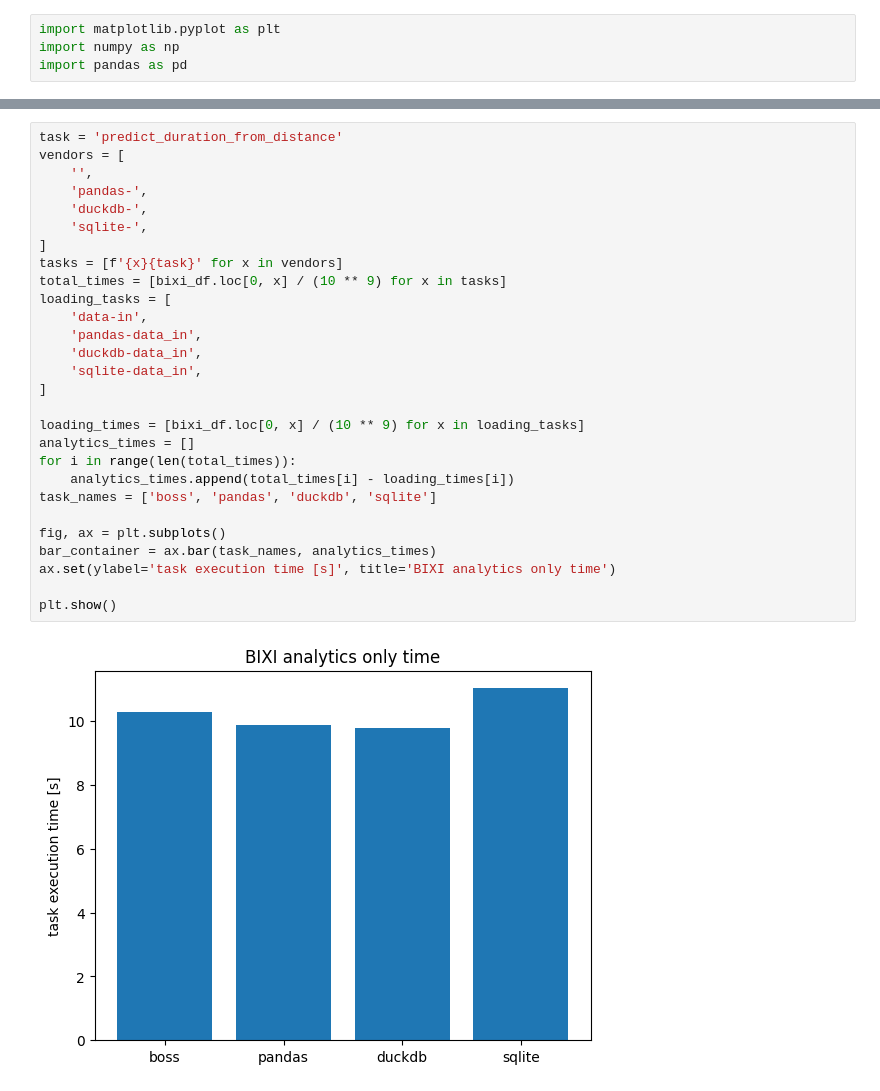
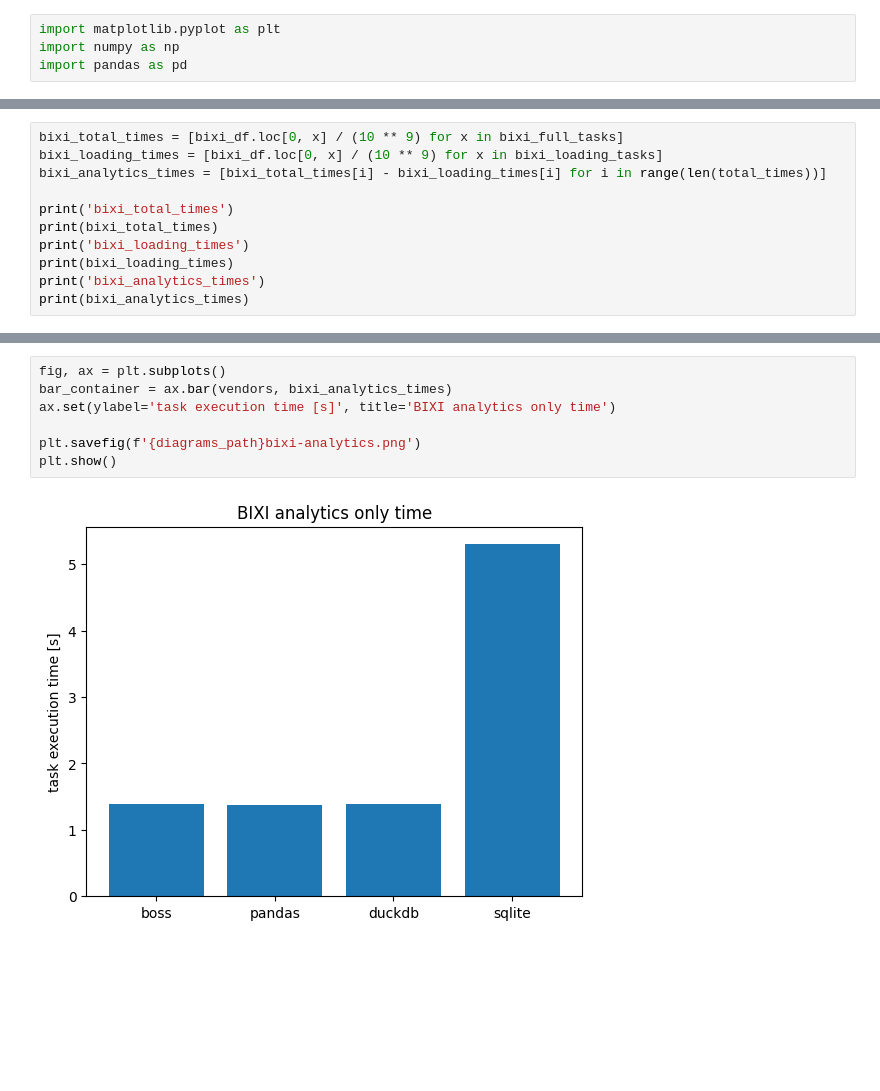
Before and after one commit to trubby22/database-fyp, a Jupyter notebook: bixi-benchmarks/visualise-data.ipynb, the cells around one changed output, grey strips where cells are left out. Drawn from its saved outputs; the diff is of its cells as text; blank space fills up the shorter version.

```diff
--- a/bixi-benchmarks/visualise-data.ipynb
+++ b/bixi-benchmarks/visualise-data.ipynb
@@ -87,0 +122,11 @@ plt.show()
+# %%
+bixi_total_times = [bixi_df.loc[0, x] / (10 ** 9) for x in bixi_full_tasks]
+bixi_loading_times = [bixi_df.loc[0, x] / (10 ** 9) for x in bixi_loading_tasks]
+bixi_analytics_times = [bixi_total_times[i] - bixi_loading_times[i] for i in range(len(total_times))]
+
+print('bixi_total_times')
+print(bixi_total_times)
+print('bixi_loading_times')
+print(bixi_loading_times)
+print('bixi_analytics_times')
+print(bixi_analytics_times)
@@ -107,31 +157,10 @@ plt.show()
 # %%
-task = 'predict_duration_from_distance'
-vendors = [
-    '',
-    'pandas-',
-    'duckdb-',
-    'sqlite-',
-]
-tasks = [f'{x}{task}' for x in vendors]
-total_times = [bixi_df.loc[0, x] / (10 ** 9) for x in tasks]
-loading_tasks = [
-    'data-in',
-    'pandas-data_in',
-    'duckdb-data_in',
-    'sqlite-data_in',
-]
-
-loading_times = [bixi_df.loc[0, x] / (10 ** 9) for x in loading_tasks]
-analytics_times = []
-for i in range(len(total_times)):
-    analytics_times.append(total_times[i] - loading_times[i])
-task_names = ['boss', 'pandas', 'duckdb', 'sqlite']
-
 fig, ax = plt.subplots()
-bar_container = ax.bar(task_names, analytics_times)
+bar_container = ax.bar(vendors, bixi_analytics_times)
 ax.set(ylabel='task execution time [s]', title='BIXI analytics only time')
 
+plt.savefig(f'{diagrams_path}bixi-analytics.png')
 plt.show()
 # %% [output]
-[figure, old version]
+[figure, new version]
 # %%
```
Also changed, not shown: parts of 9 cells of this notebook.
